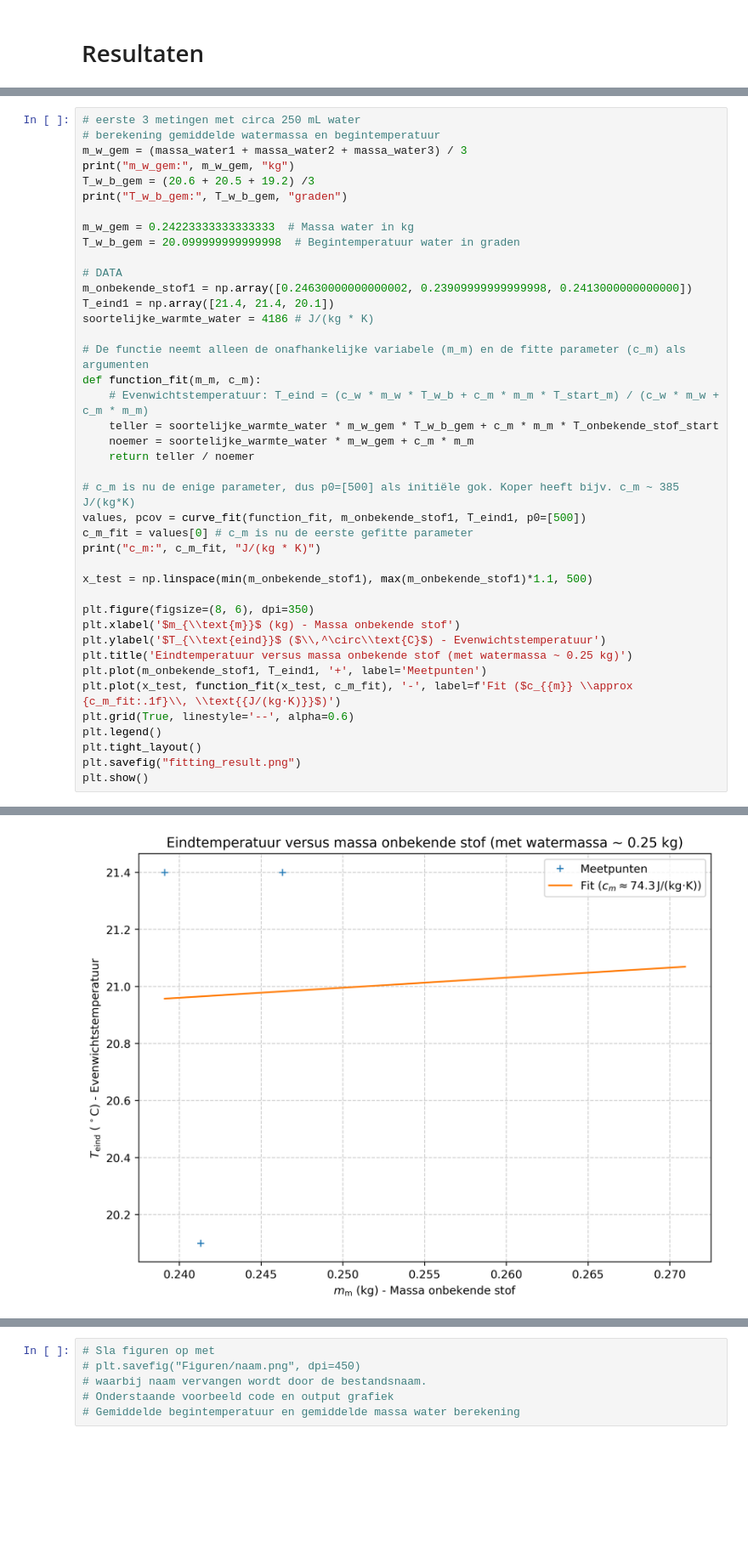
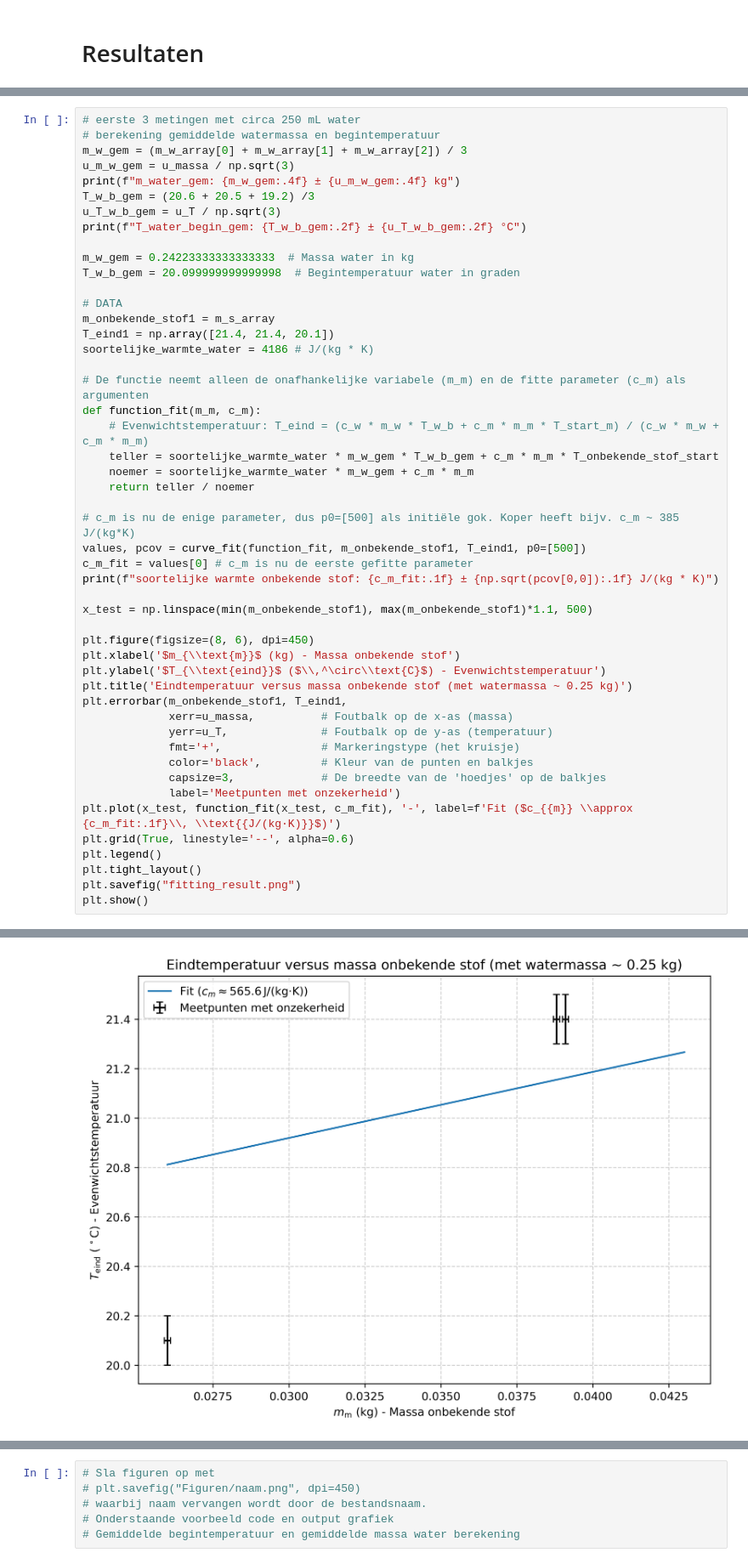
Before and after one commit to swerleman/IP2-Portfolio, a Jupyter notebook: Content/Labs/Warmtecapaciteit.ipynb, the cells around one changed output, grey strips where cells are left out. Shown at 85% size. Cells and saved outputs as stored; diff of their text form; blank space fills up the shorter version.

```diff
--- a/Content/Labs/Warmtecapaciteit.ipynb
+++ b/Content/Labs/Warmtecapaciteit.ipynb
@@ -134,16 +127,18 @@ print("3. delta_T:", delta_T)
 # %%
 # eerste 3 metingen met circa 250 mL water
 # berekening gemiddelde watermassa en begintemperatuur
-m_w_gem = (massa_water1 + massa_water2 + massa_water3) / 3
-print("m_w_gem:", m_w_gem, "kg")
+m_w_gem = (m_w_array[0] + m_w_array[1] + m_w_array[2]) / 3
+u_m_w_gem = u_massa / np.sqrt(3)
+print(f"m_water_gem: {m_w_gem:.4f} ± {u_m_w_gem:.4f} kg")
 T_w_b_gem = (20.6 + 20.5 + 19.2) /3
-print("T_w_b_gem:", T_w_b_gem, "graden")
+u_T_w_b_gem = u_T / np.sqrt(3)
+print(f"T_water_begin_gem: {T_w_b_gem:.2f} ± {u_T_w_b_gem:.2f} °C")
 
 m_w_gem = 0.24223333333333333  # Massa water in kg
 T_w_b_gem = 20.099999999999998  # Begintemperatuur water in graden
 
 # DATA
-m_onbekende_stof1 = np.array([0.24630000000000002, 0.23909999999999998, 0.2413000000000000])
+m_onbekende_stof1 = m_s_array
 T_eind1 = np.array([21.4, 21.4, 20.1])
 soortelijke_warmte_water = 4186 # J/(kg * K)
 
@@ -157,15 +152,21 @@ def function_fit(m_m, c_m):
 # c_m is nu de enige parameter, dus p0=[500] als initiële gok. Koper heeft bijv. c_m ~ 385 J/(kg*K)
 values, pcov = curve_fit(function_fit, m_onbekende_stof1, T_eind1, p0=[500])
 c_m_fit = values[0] # c_m is nu de eerste gefitte parameter
-print("c_m:", c_m_fit, "J/(kg * K)")
+print(f"soortelijke warmte onbekende stof: {c_m_fit:.1f} ± {np.sqrt(pcov[0,0]):.1f} J/(kg * K)")
 
 x_test = np.linspace(min(m_onbekende_stof1), max(m_onbekende_stof1)*1.1, 500)
 
-plt.figure(figsize=(8, 6), dpi=350)
+plt.figure(figsize=(8, 6), dpi=450)
 plt.xlabel('$m_{\\text{m}}$ (kg) - Massa onbekende stof')
 plt.ylabel('$T_{\\text{eind}}$ ($\\,^\circ\\text{C}$) - Evenwichtstemperatuur')
 plt.title('Eindtemperatuur versus massa onbekende stof (met watermassa ~ 0.25 kg)')
-plt.plot(m_onbekende_stof1, T_eind1, '+', label='Meetpunten')
+plt.errorbar(m_onbekende_stof1, T_eind1,
+             xerr=u_massa,          # Foutbalk op de x-as (massa)
+             yerr=u_T,              # Foutbalk op de y-as (temperatuur)
+             fmt='+',               # Markeringstype (het kruisje)
+             color='black',         # Kleur van de punten en balkjes
+             capsize=3,             # De breedte van de 'hoedjes' op de balkjes
+             label='Meetpunten met onzekerheid')
 plt.plot(x_test, function_fit(x_test, c_m_fit), '-', label=f'Fit ($c_{{m}} \\approx {c_m_fit:.1f}\\, \\text{{J/(kg·K)}}$)')
 plt.grid(True, linestyle='--', alpha=0.6)
 plt.legend()
@@ -179 +180 @@ c_m: 74.26820114832107 J/(kg * K)
-[figure, old version]
+[figure, new version]
```
Also changed, not shown: parts of 8 cells of this notebook, 1 other file.
